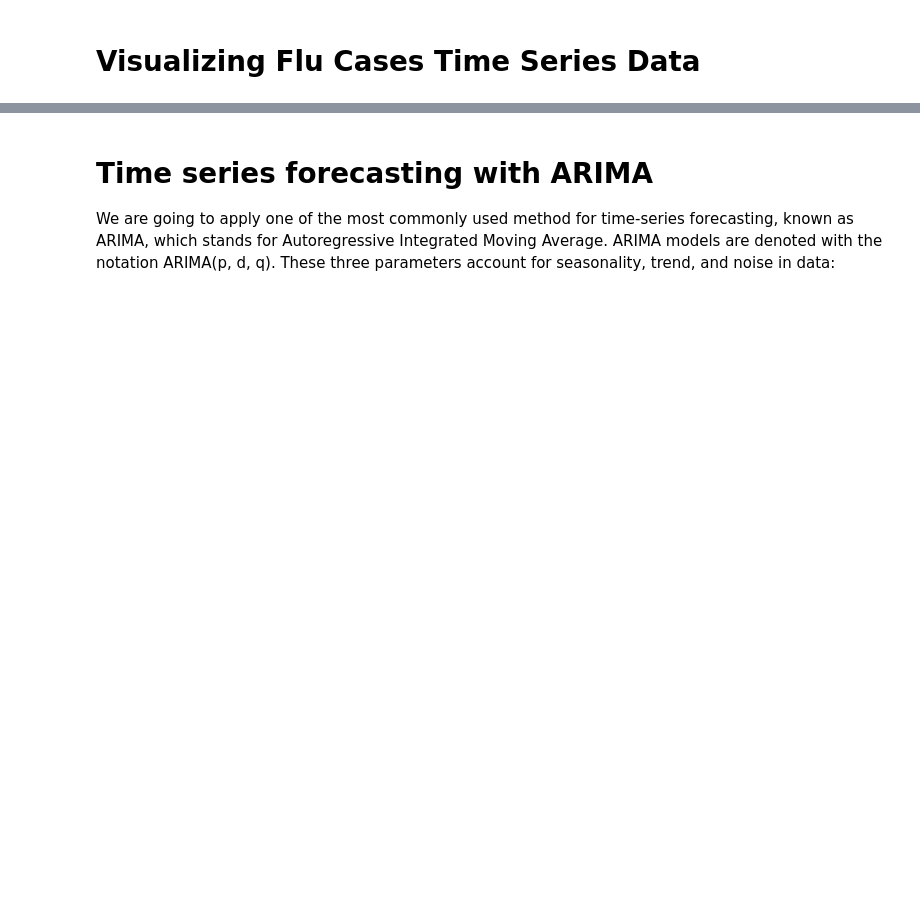
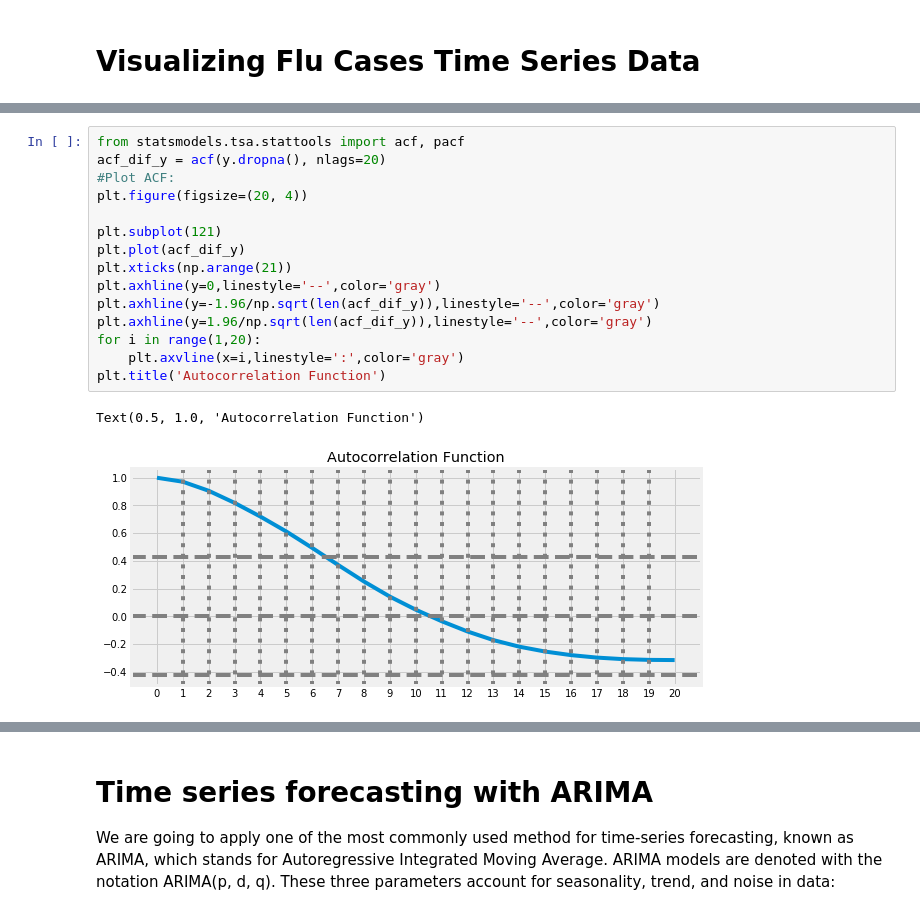
Before and after one commit to jjschueder/7332QTW, a Jupyter notebook: Case Study 4/Kevin Example with flu updates.ipynb, the cells around one changed output, grey strips where cells are left out. Saved outputs shown, nothing was run; the diff lists cells and outputs as text; blank space fills up the shorter version.

```diff
--- a/Case Study 4/Kevin Example with flu updates.ipynb
+++ b/Case Study 4/Kevin Example with flu updates.ipynb
@@ -222,0 +251,18 @@ The plot above clearly shows that the sales of furniture is unstable, along with
+# %%
+from statsmodels.tsa.stattools import acf, pacf
+acf_dif_y = acf(y.dropna(), nlags=20)
+#Plot ACF:
+plt.figure(figsize=(20, 4))
+
+plt.subplot(121)
+plt.plot(acf_dif_y)
+plt.xticks(np.arange(21))
+plt.axhline(y=0,linestyle='--',color='gray')
+plt.axhline(y=-1.96/np.sqrt(len(acf_dif_y)),linestyle='--',color='gray')
+plt.axhline(y=1.96/np.sqrt(len(acf_dif_y)),linestyle='--',color='gray')
+for i in range(1,20):
+    plt.axvline(x=i,linestyle=':',color='gray')
+plt.title('Autocorrelation Function')
+# %% [output]
+Text(0.5, 1.0, 'Autocorrelation Function')
+[figure, added]
```
Also changed, not shown: parts of 27 cells of this notebook.
